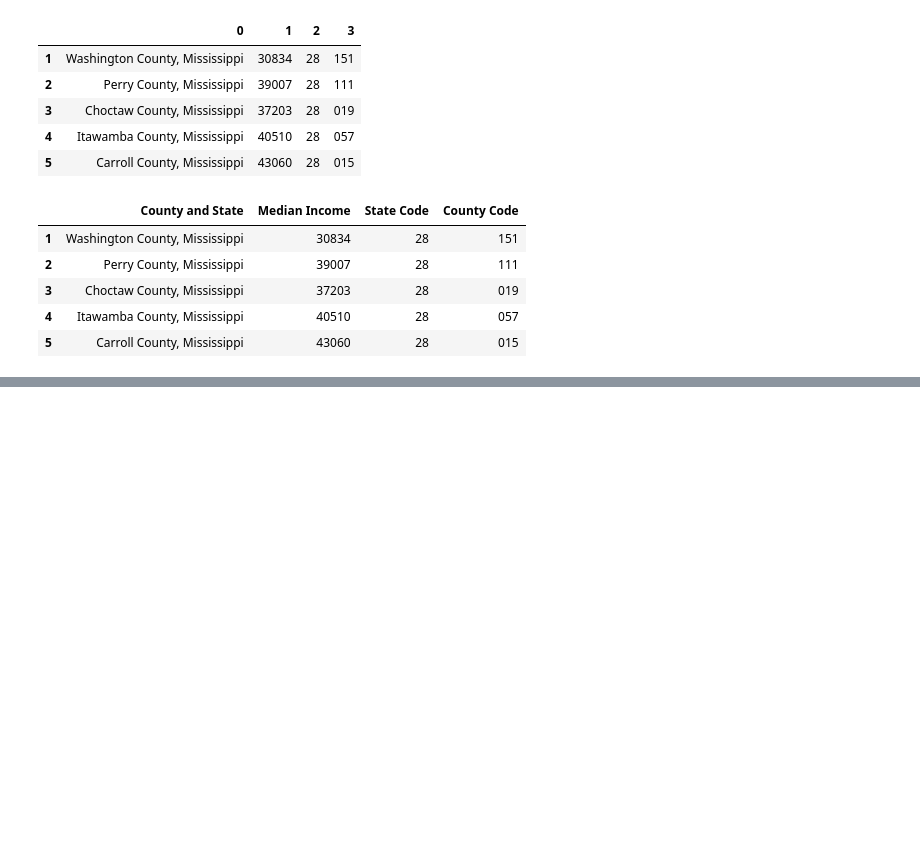
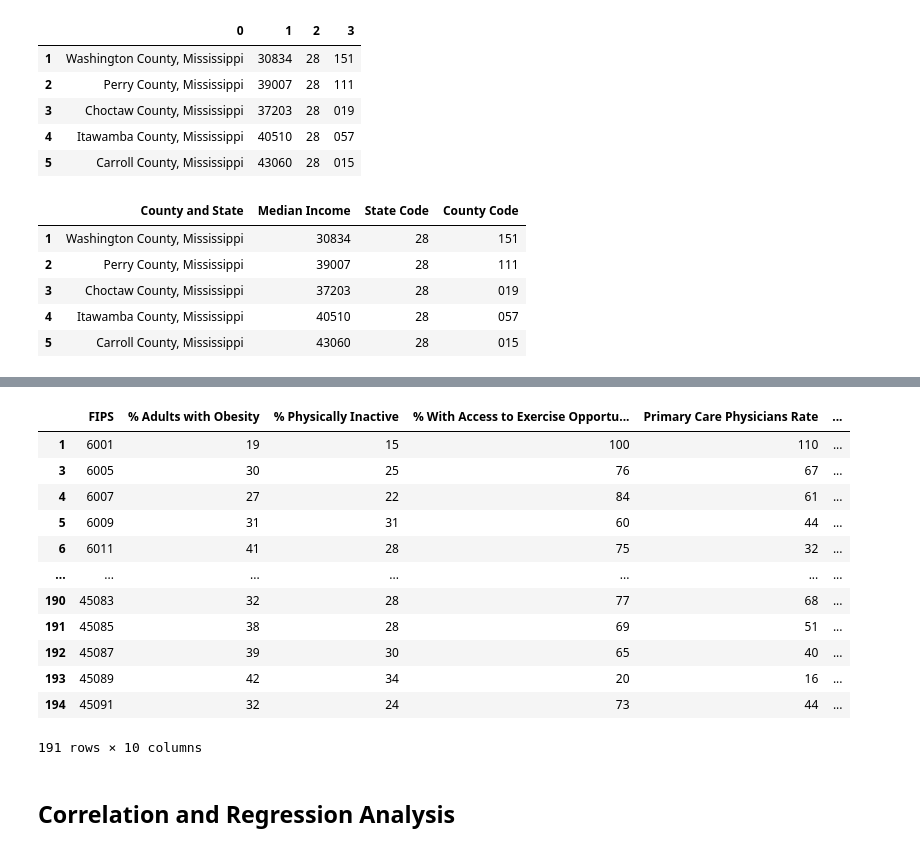
Before and after one commit to katrinan029/project-movat, a Jupyter notebook: Project code.ipynb, the cells around one changed output, grey strips where cells are left out. Cells and saved outputs as stored; diff of their text form; code cells hidden in the pictures; blank space fills up the shorter version.

```diff
--- a/Project code.ipynb
+++ b/Project code.ipynb
@@ -125,0 +160,19 @@ df =
+# %%
+# Add 0 to the front of State/County code
+# Used apply function along with format. Apply passes a function and applies it to every value in the series.
+# {:0>5}'.format | padding and aligning strings. :0 refers to the character we want to use to pad, in this case 0.
+# > tells it to align to the right. The 5 is the length of the returned character/digit.
+# In this case since the FIPS is only 4 digits this will apply one 0 to the front, making it a total of 5 digits
+# https://www.w3resource.com/python/python-format.php
+# https://www.geeksforgeeks.org/python-pandas-apply/
+
+format_FIPS = state_health_df['FIPS'].apply('{:0>5}'.format).head()
+# %%
+# Converting the formated FIPS to a DataFrame
+
+FIPS_df = pd.DataFrame(format_FIPS)
+# %%
+# Replacing the formatted FIPS column to the DataFrame
+
+state_health_df["FIPS"] = FIPS_df
+state_health_df.head()
@@ -125,0 +186,21 @@ df =
+# %%
+# Merge data from the US census and countyhealthrankings into one DataFrame and drop NA
+
+merged_df = pd.merge(state_health_df,selected_states_copy,on="FIPS",how="left")
+merged_df.dropna()
+# %% [output]
+|  | FIPS | % Adults with Obesity | % Physically Inactive | % With Access to Exercise Opportu... | Primary Care Physicians Rate | ... |
+| 1 | 6001 | 19 | 15 | 100 | 110 | ... |
+| 3 | 6005 | 30 | 25 | 76 | 67 | ... |
+| 4 | 6007 | 27 | 22 | 84 | 61 | ... |
+| 5 | 6009 | 31 | 31 | 60 | 44 | ... |
+| 6 | 6011 | 41 | 28 | 75 | 32 | ... |
+| ... | ... | ... | ... | ... | ... | ... |
+| 190 | 45083 | 32 | 28 | 77 | 68 | ... |
+| 191 | 45085 | 38 | 28 | 69 | 51 | ... |
+| 192 | 45087 | 39 | 30 | 65 | 40 | ... |
+| 193 | 45089 | 42 | 34 | 20 | 16 | ... |
+| 194 | 45091 | 32 | 24 | 73 | 44 | ... |
+191 rows × 10 columns
+# %% [markdown]
+## Correlation and Regression Analysis
```
Also changed, not shown: parts of 21 cells of this notebook.
